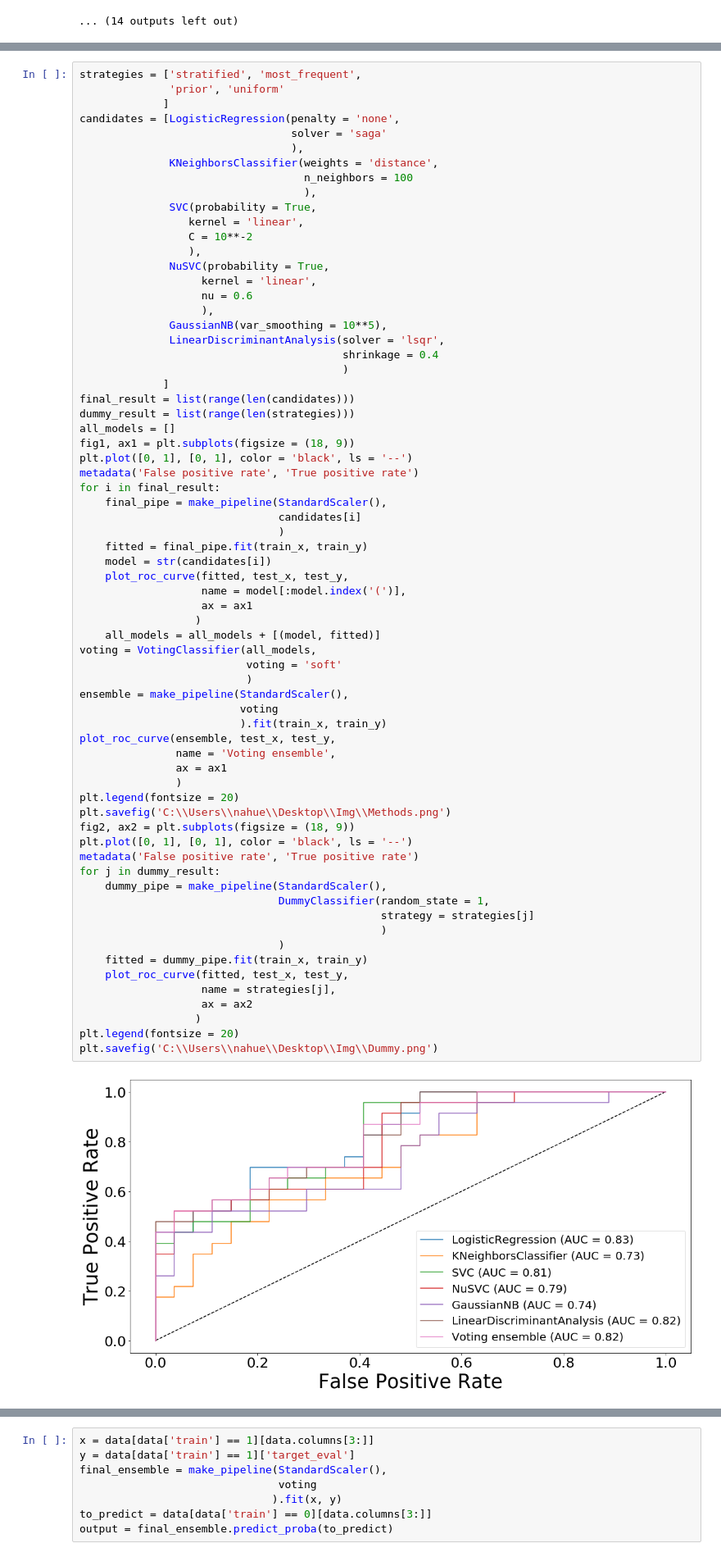
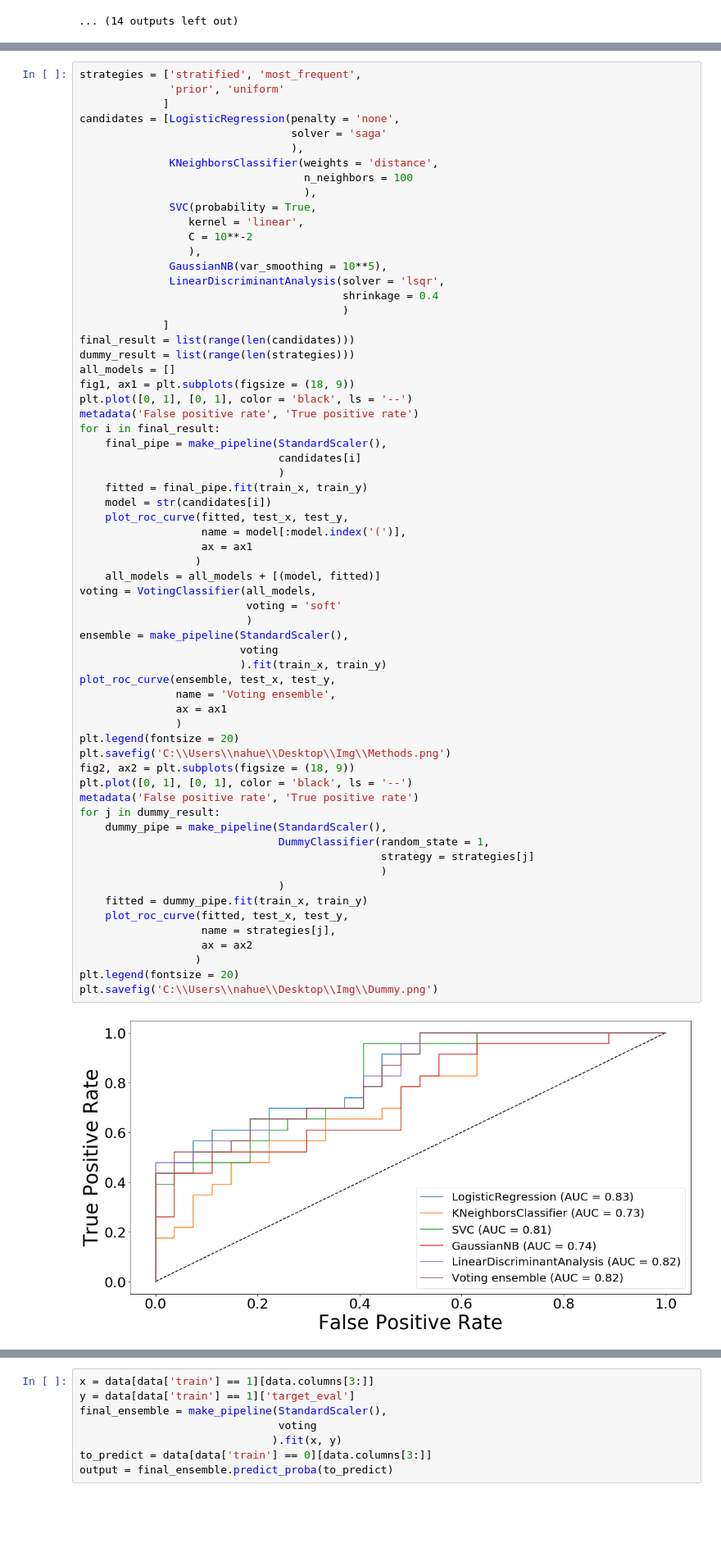
Before and after one commit to Nahu-11/Challenge, a Jupyter notebook: Challenge p_n.ipynb, the cells around one changed output, grey strips where cells are left out. Shown at 82% size. Cells and saved outputs as stored; diff of their text form; blank space fills up the shorter version.

```diff
--- a/Challenge p_n.ipynb
+++ b/Challenge p_n.ipynb
@@ -396,10 +396,6 @@ candidates = [LogisticRegression(penalty = 'none',
                  kernel = 'linear',
                  C = 10**-2
                  ),
-              NuSVC(probability = True,
-                   kernel = 'linear',
-                   nu = 0.6
-                   ),
               GaussianNB(var_smoothing = 10**5),
               LinearDiscriminantAnalysis(solver = 'lsqr',
                                          shrinkage = 0.4
@@ -424,34 +420,34 @@ for i in final_result:
     all_models = all_models + [(model, fitted)]
 voting = VotingClassifier(all_models,
                           voting = 'soft'
                           )
 ensemble = make_pipeline(StandardScaler(),
                          voting
                          ).fit(train_x, train_y)
 plot_roc_curve(ensemble, test_x, test_y,
                name = 'Voting ensemble',
                ax = ax1
                )
 plt.legend(fontsize = 20)
 plt.savefig('C:\\Users\\nahue\\Desktop\\Img\\Methods.png')
 fig2, ax2 = plt.subplots(figsize = (18, 9))
 plt.plot([0, 1], [0, 1], color = 'black', ls = '--')
 metadata('False positive rate', 'True positive rate')
 for j in dummy_result:
     dummy_pipe = make_pipeline(StandardScaler(),
                                DummyClassifier(random_state = 1,
                                                strategy = strategies[j]
                                                )
                                )
     fitted = dummy_pipe.fit(train_x, train_y)
     plot_roc_curve(fitted, test_x, test_y,
                    name = strategies[j],
                    ax = ax2
                   )
 plt.legend(fontsize = 20)
 plt.savefig('C:\\Users\\nahue\\Desktop\\Img\\Dummy.png')
 # %% [output]
-[figure, old version]
+[figure, new version]
 [figure]
 # %%
 x = data[data['train'] == 1][data.columns[3:]]
```
